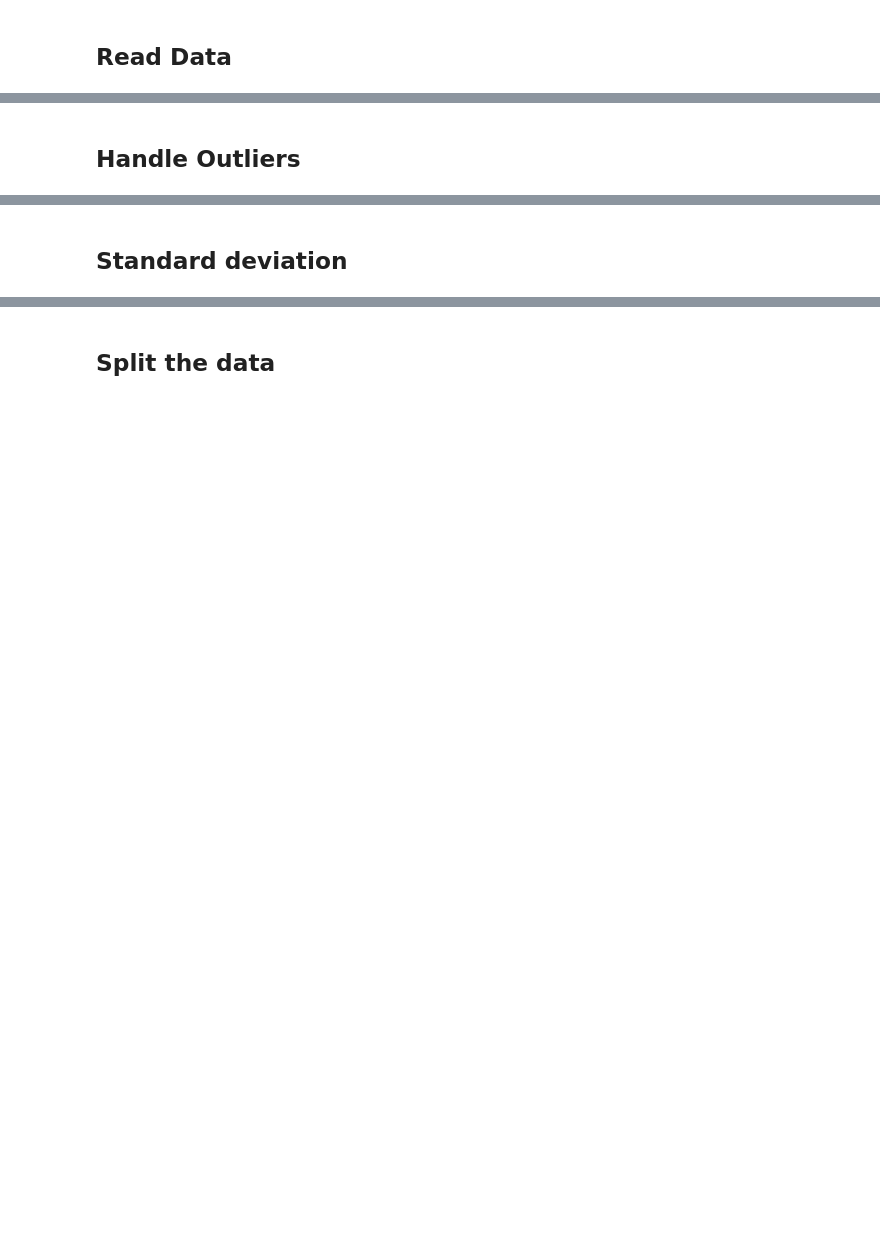
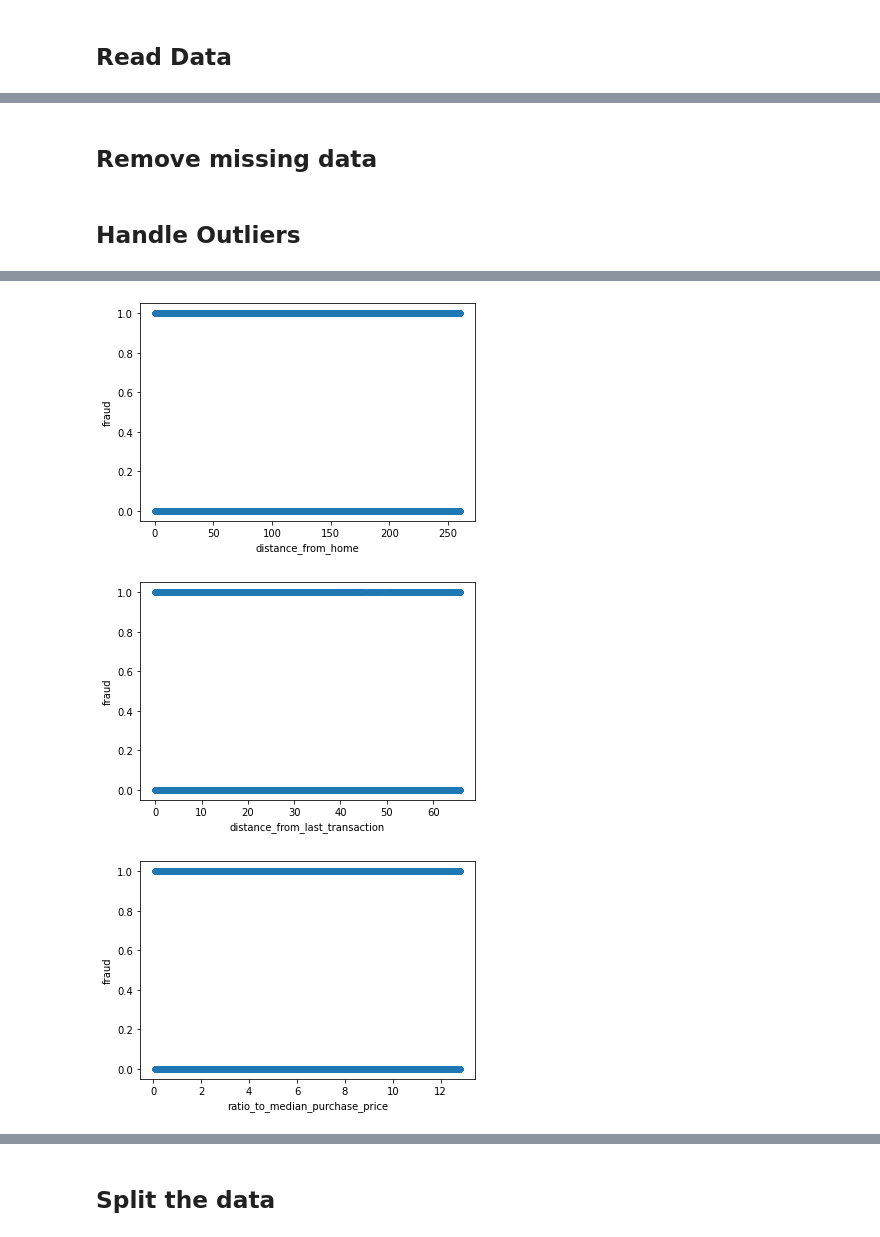
Before and after one commit to Nader-Youhanna/Credit-Card-Fraud-Detection, a Jupyter notebook: project.ipynb, the cells around one changed output, grey strips where cells are left out. Drawn from its saved outputs; the diff is of its cells as text; code cells hidden in the pictures; blank space fills up the shorter version.

```diff
--- a/project.ipynb
+++ b/project.ipynb
@@ -1,17 +1,11 @@
 # %%
-#import everything for data preprocessing
 import numpy as np
 import pandas as pd
 import matplotlib.pyplot as plt
-
-# import everything for model building
+from sklearn.linear_model import LogisticRegression
 from sklearn.model_selection import train_test_split
-from sklearn.preprocessing import StandardScaler
-from sklearn.linear_model import LogisticRegression
-from sklearn.ensemble import RandomForestClassifier
-from sklearn.metrics import confusion_matrix, accuracy_score, f1_score, precision_score, recall_score, roc_auc_score, roc_curve
+from numba import jit, cuda
 
 
-
-CAT_COL = ["repeat_retailer","used_chip","used_pin_number","online_order","fraud"]
-NON_CAT_COL = ["distance_from_home","distance_from_last_transaction","ratio_to_median_purchase_price"]
+CAT_COL = ["repeat_retailer", "used_chip", "used_pin_number", "online_order", "fraud"]
+NUM_COL = ["distance_from_home", "distance_from_last_transaction", "ratio_to_median_purchase_price"]
@@ -18,2 +14,5 @@ NON_CAT_COL = ["distance_from_home","distance_from_last_transaction","ratio_to_m
+# %%
+def plotting(df : pd.DataFrame, col : str):
+    df.plot.scatter(x=col, y="fraud")
 # %% [markdown]
 ## Read Data
@@ -46,0 +57,2 @@ fraud [0. 1.]
+# %% [markdown]
+## Remove missing data
@@ -47,8 +61,8 @@ fraud [0. 1.]
 # %% [markdown]
 ## Handle Outliers
 # %%
+#Handle outliers
 def handle_outliers(df):
-#Handle outliers
     # Select numerical columns only
     num_cols = df.select_dtypes(include=[np.number])
 
@@ -60,3 +74,11 @@ def handle_outliers(df):
 
     # Replace the original numerical columns in the dataframe with the winsorized ones
     df[num_cols.columns] = num_cols
+
+handle_outliers(dataSet)
+
+for col in NUM_COL:
+    plotting(dataSet, col)
+
+dataSet.describe()
+# %% [output]
@@ -63,2 +94,3 @@ def handle_outliers(df):
+[figure, added]
+[figure, added]
+[figure, added]
-# %% [markdown]
-## Standard deviation
```
Also changed, not shown: parts of 24 cells of this notebook, 1 other file.
